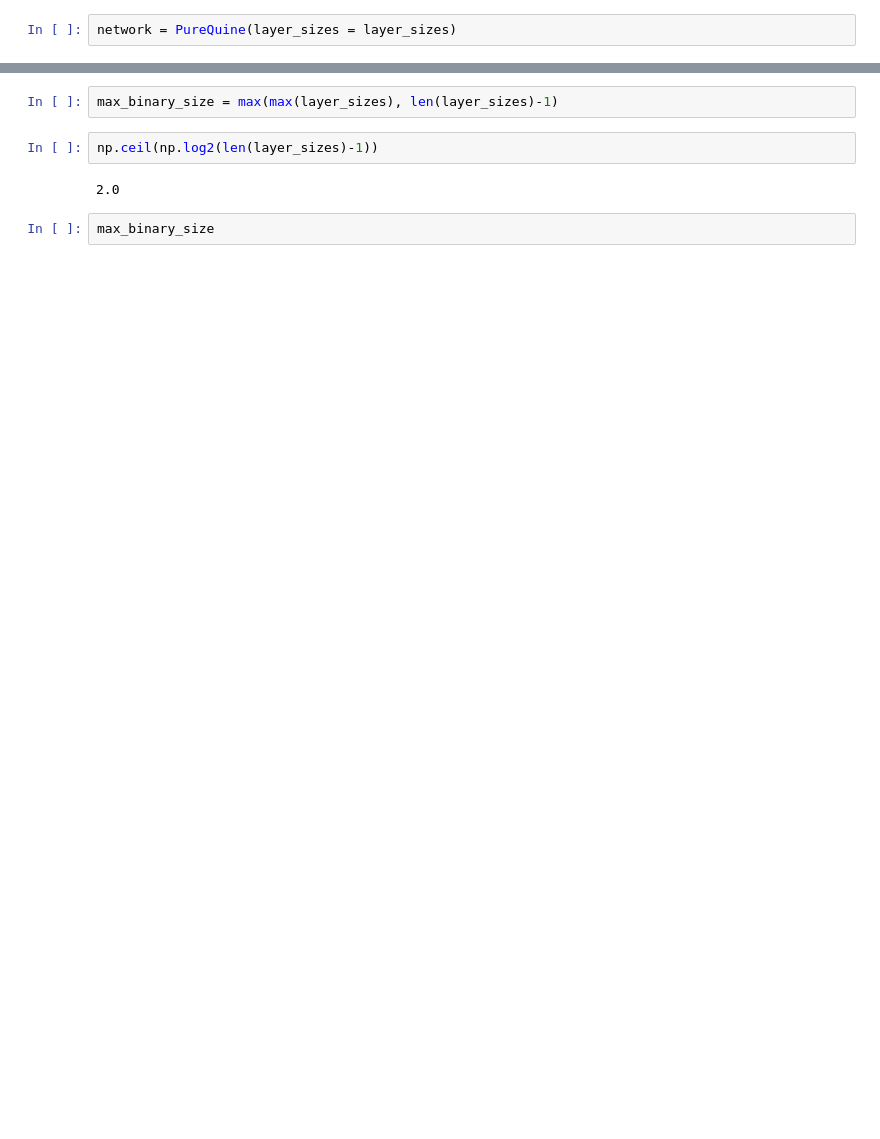
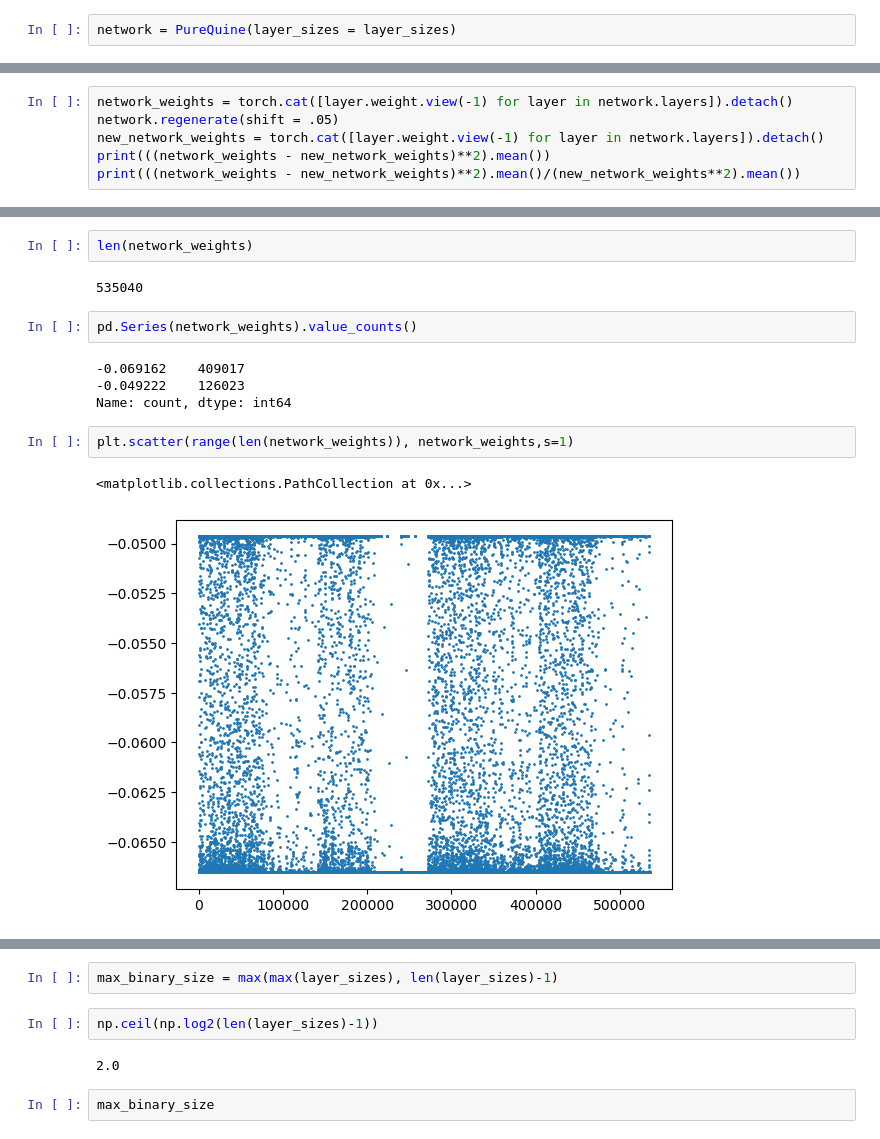
Before and after one commit to MohammedAlkhrashi/NNReplication, a Jupyter notebook: binary_replication.ipynb, the cells around one changed output, grey strips where cells are left out. Cells and saved outputs as stored; diff of their text form; blank space fills up the shorter version.

```diff
--- a/binary_replication.ipynb
+++ b/binary_replication.ipynb
@@ -45,0 +59,6 @@ network = PureQuine(layer_sizes = layer_sizes)
+# %%
+network_weights = torch.cat([layer.weight.view(-1) for layer in network.layers]).detach()
+network.regenerate(shift = .05)
+new_network_weights = torch.cat([layer.weight.view(-1) for layer in network.layers]).detach()
+print(((network_weights - new_network_weights)**2).mean())
+print(((network_weights - new_network_weights)**2).mean()/(new_network_weights**2).mean())
@@ -45,0 +90,15 @@ network = PureQuine(layer_sizes = layer_sizes)
+# %%
+len(network_weights)
+# %% [output]
+535040
+# %%
+pd.Series(network_weights).value_counts()
+# %% [output]
+-0.069162    409017
+-0.049222    126023
+Name: count, dtype: int64
+# %%
+plt.scatter(range(len(network_weights)), network_weights,s=1)
+# %% [output]
+<matplotlib.collections.PathCollection at 0x...>
+[figure, added]
```
Also changed, not shown: parts of 25 cells of this notebook.
